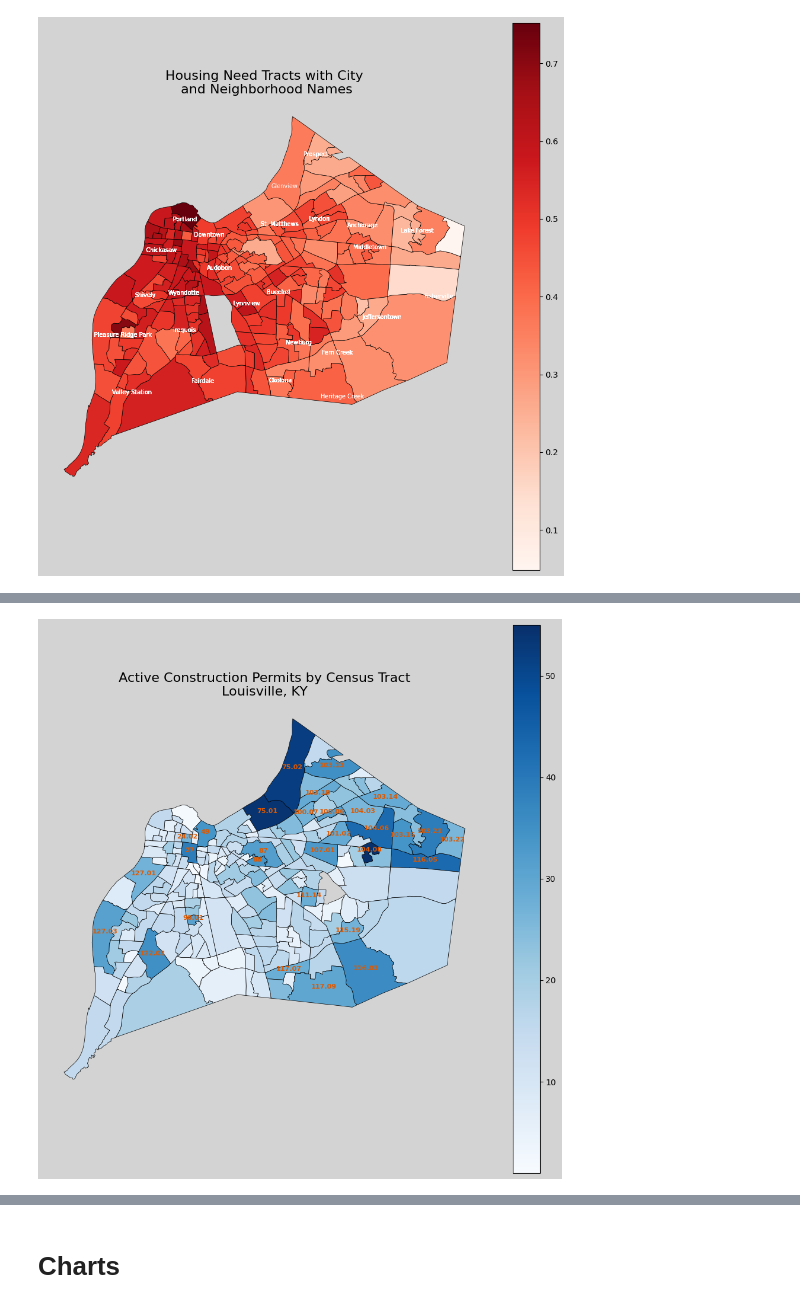
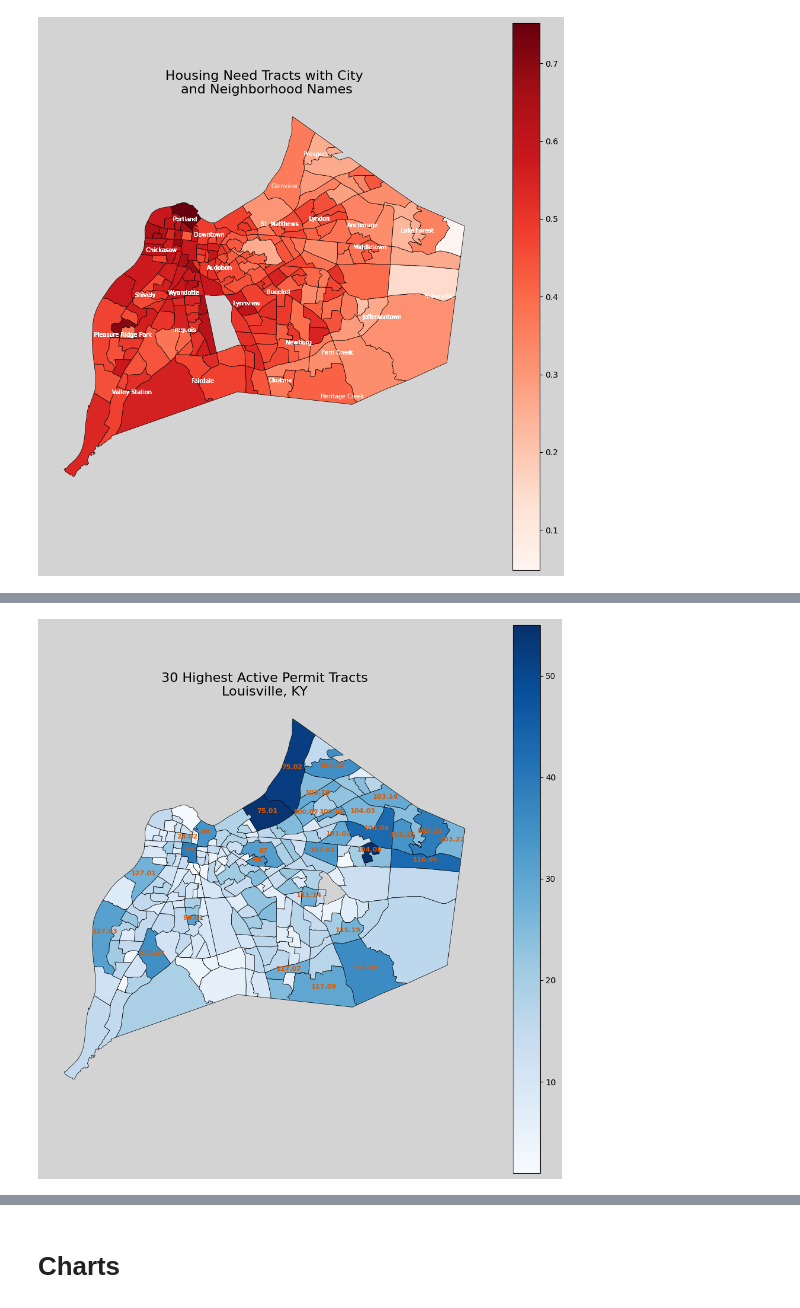
Before and after one commit to Code-You-Contributors/HUD_data_master, a Jupyter notebook: Curtis/visualizations.ipynb, the cells around one changed output, grey strips where cells are left out. Cells and saved outputs as stored; diff of their text form; code cells hidden in the pictures.

```diff
--- a/Curtis/visualizations.ipynb
+++ b/Curtis/visualizations.ipynb
@@ -355,33 +355,33 @@ map_df.plot(
     column="PERMIT_COUNT",
     cmap="Blues",
     linewidth=0.5,
     edgecolor="black",
     legend=True,
     ax=ax
 )
 
 for idx, row in top_permit_tracts.iterrows():
     centroid = row.geometry.centroid
 
     ax.text(
         centroid.x,
         centroid.y,
         row["TRACT"],
         fontsize=8,
         fontweight="bold",
         color='#DD5A02',
         ha="center"
     )
 
 ax.set_title(
-    "Active Construction Permits by Census Tract\nLouisville, KY",
+    "30 Highest Active Permit Tracts\nLouisville, KY",
     fontsize=16
 )
 
 ax.axis("off")
 
-plt.savefig(FIGURES_DIR / "highest_permit_count_choropleth.png", dpi=300, bbox_inches="tight")
+plt.savefig(FIGURES_DIR / "highest_permits_by_tract_choropleth.png", dpi=300, bbox_inches="tight")
 
 plt.show()
 # %% [output]
-[figure, old version]
+[figure, new version]
```
Also changed, not shown: parts of 6 cells of this notebook, 8 other files.
